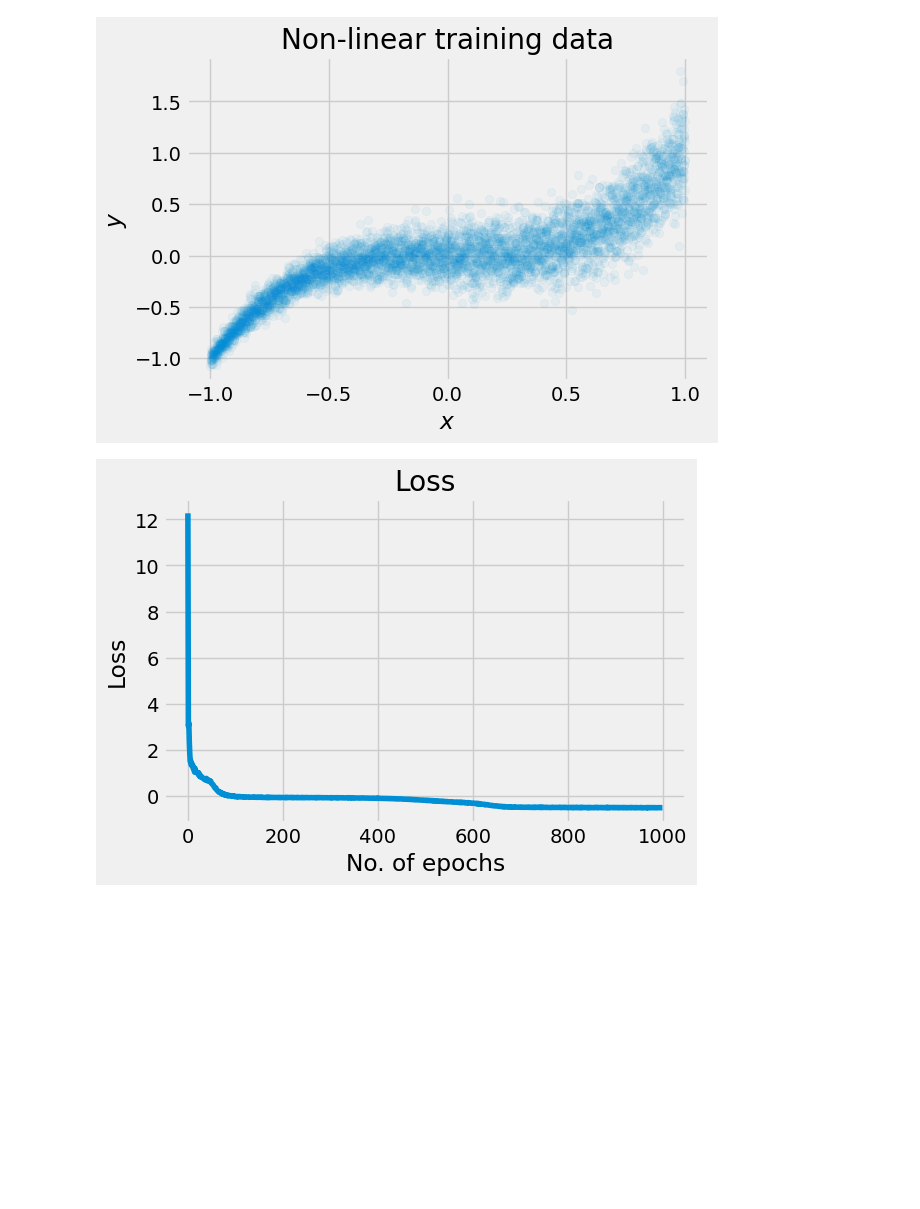
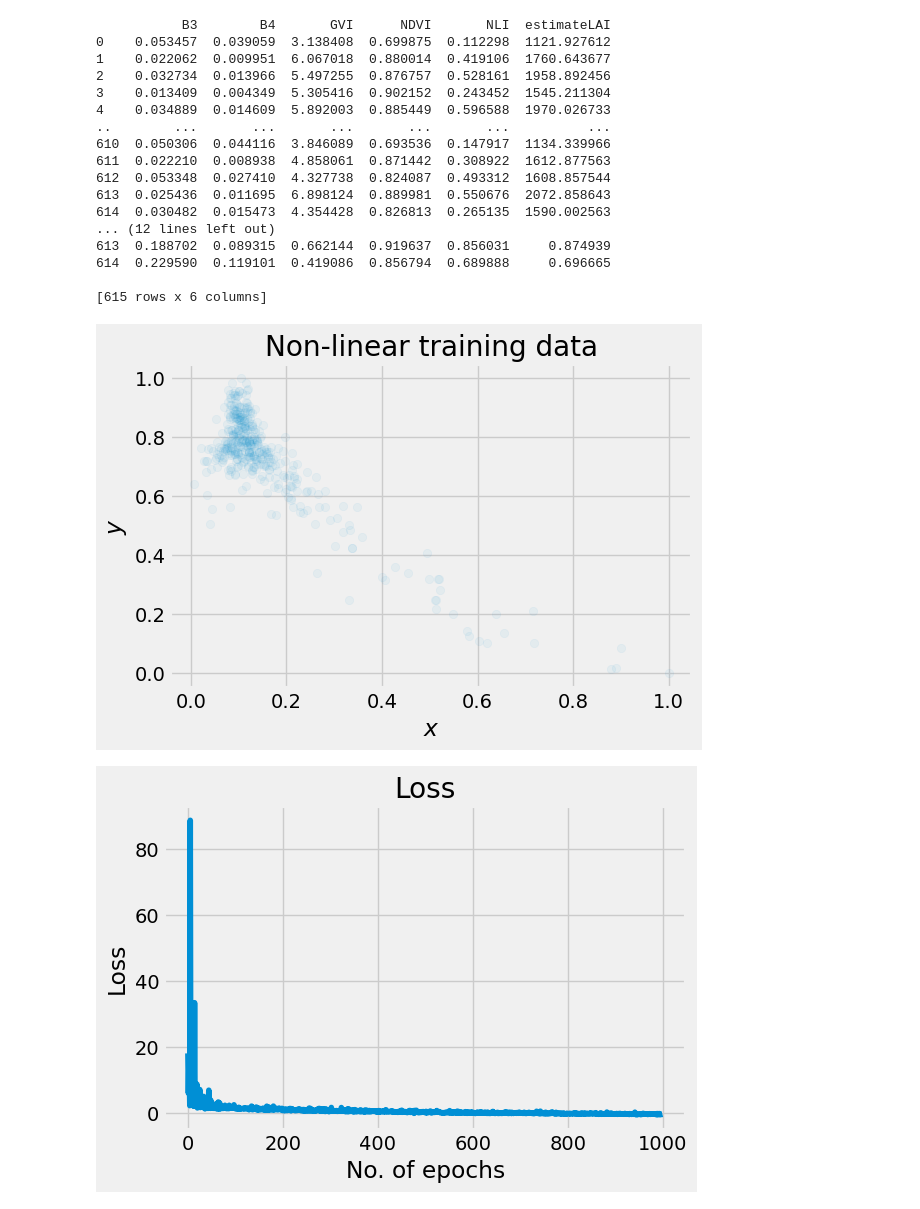
Before and after one commit to Simha-Kalimipalli/sentinel_sat_downloader, a Jupyter notebook: Estimate_prediction_process/Tensorflow_probability/Modelling_uncertainty_examplar.ipynb, the cells around one changed output. Cells and saved outputs as stored; diff of their text form; code cells hidden in the pictures; blank space fills up the shorter version.

Commit message:
newest estimation prediction files

```diff
--- a/Estimate_prediction_process/Tensorflow_probability/Modelling_uncertainty_examplar.ipynb
+++ b/Estimate_prediction_process/Tensorflow_probability/Modelling_uncertainty_examplar.ipynb
@@ -9,37 +9,83 @@ import matplotlib.pyplot as plt
 plt.style.use('fivethirtyeight')
 
 import pandas as pd
 from sklearn.model_selection import train_test_split
 
 tfd = tfp.distributions
 tfpl = tfp.layers
 
 # Create non-linear data
-n_samples = int(5e3)
-x_train = np.linspace(-1, 1, n_samples)[:, np.newaxis]
-y_train = x_train**3 + 0.1*(1.5 + x_train)*np.random.randn(n_samples)[:, np.newaxis]
+# n_samples = int(5e3)
+# x_train = np.linspace(-1, 1, n_samples)[:, np.newaxis]
+# y_train = x_train**3 + 0.1*(1.5 + x_train)*np.random.randn(n_samples)[:, np.newaxis]
+# print(x_train)
+
 
 # #test
 # path = 'https://raw.githubusercontent.com/jbrownlee/Datasets/master/housing.csv'
 # df = pd.read_csv(path)#, header=None)
 # x1no = df.iloc[:,12]
 # x = np.array([[n] for n in x1no])
 # n_samples = len(x)
 # y = df.values[:, -1]
 # x_train, x_tst, y_train, y_tst = train_test_split(x, y, test_size=0.33)
 
 
+#test
+path = 'C:/Users/nkalimip/Downloads/Estimate_prediction_process/uncertanity_example/information/ABBY_LAI_trainingdata.csv'
+df = pd.read_csv(path)
+df = df[["B3",  "B4",  "GVI", "NDVI",  "NLI",  "estimateLAI"]]
+print(df)
 
+#normallize
+from sklearn import preprocessing
+import pandas as pd
+
+# d = preprocessing.normalize(df)
+scaler = preprocessing.MinMaxScaler()
+d = scaler.fit_transform(df)
+
+df = pd.DataFrame(d, columns=df.columns)
+print(df)
+
+
+# pint(n_samples)
+column_number = 1
+# X,y = df.loc[:, df.columns != 'estimateLAI'],df.loc[:, df.columns == 'estimateLAI']
+X,y = df["B4"], df["estimateLAI"]
+
+X = np.array([[n] for n in X])
+y = np.array([[n] for n in y])
+
+x_train, x_tst, y_train, y_tst = train_test_split(np.array(X), np.array(y), test_size=0.33)
+n_samples = len(x_train)
 
 # Plot the data
 plt.figure(figsize=(6, 4))
 plt.scatter(x_train, y_train, alpha=0.05)
 plt.title('Non-linear training data')
 plt.xlabel('$x$')
 plt.ylabel('$y$')
 plt.show()
 # %% [output]
+           B3        B4       GVI      NDVI       NLI  estimateLAI
+0    0.053457  0.039059  3.138408  0.699875  0.112298  1121.927612
+1    0.022062  0.009951  6.067018  0.880014  0.419106  1760.643677
+2    0.032734  0.013966  5.497255  0.876757  0.528161  1958.892456
+3    0.013409  0.004349  5.305416  0.902152  0.243452  1545.211304
+4    0.034889  0.014609  5.892003  0.885449  0.596588  1970.026733
+..        ...       ...       ...       ...       ...          ...
+610  0.050306  0.044116  3.846089  0.693536  0.147917  1134.339966
+611  0.022210  0.008938  4.858061  0.871442  0.308922  1612.877563
+612  0.053348  0.027410  4.327738  0.824087  0.493312  1608.857544
+613  0.025436  0.011695  6.898124  0.889981  0.550676  2072.858643
+614  0.030482  0.015473  4.354428  0.826813  0.265135  1590.002563
+... (12 lines left out)
+613  0.188702  0.089315  0.662144  0.919637  0.856031     0.874939
+614  0.229590  0.119101  0.419086  0.856794  0.689888     0.696665
+
+[615 rows x 6 columns]
-[figure, old version]
+[figure, new version]
 # %%
 
 # Prior - diagonal MVN ~ N(0, 1)
@@ -117,7 +163,7 @@ plt.xlabel('No. of epochs')
 plt.ylabel('Loss')
 plt.show()
 # %% [output]
-[figure, old version]
+[figure, new version]
 # %%
 
 # Plot fitted regression lines
```
Also changed, not shown: parts of 1 cell of this notebook, 5 other files.
